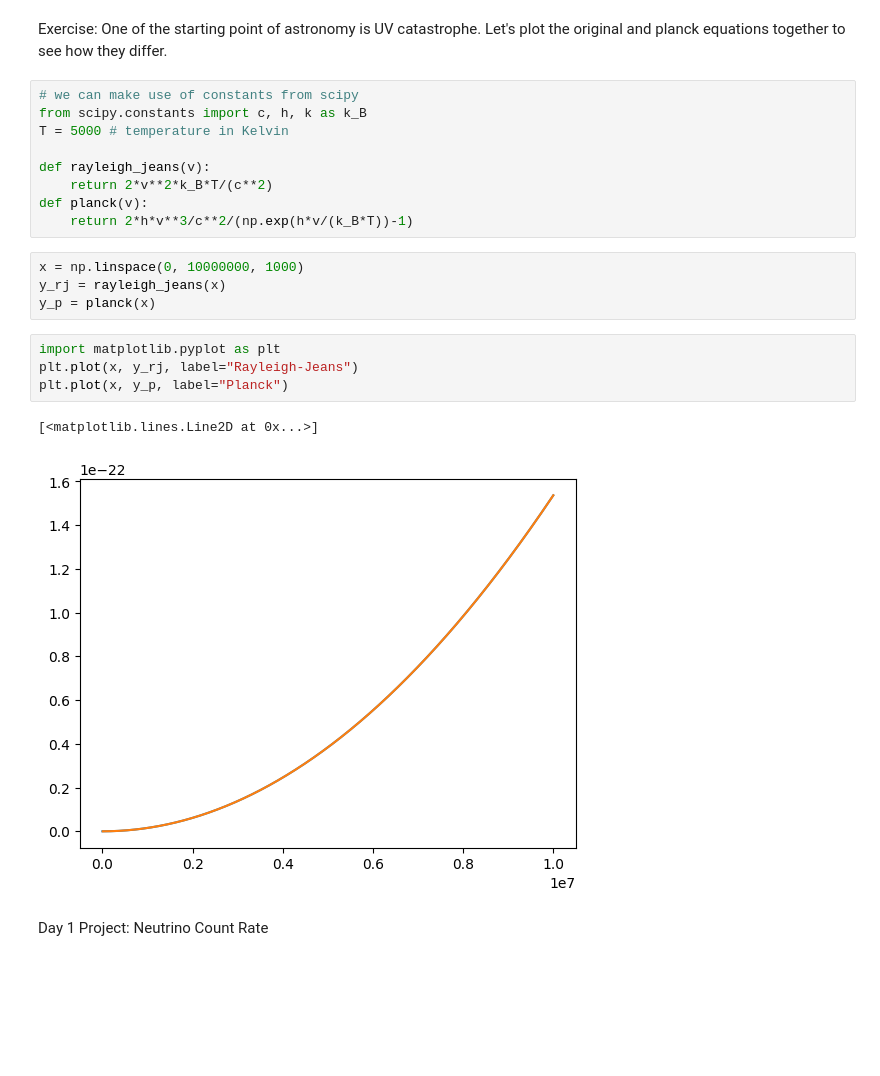
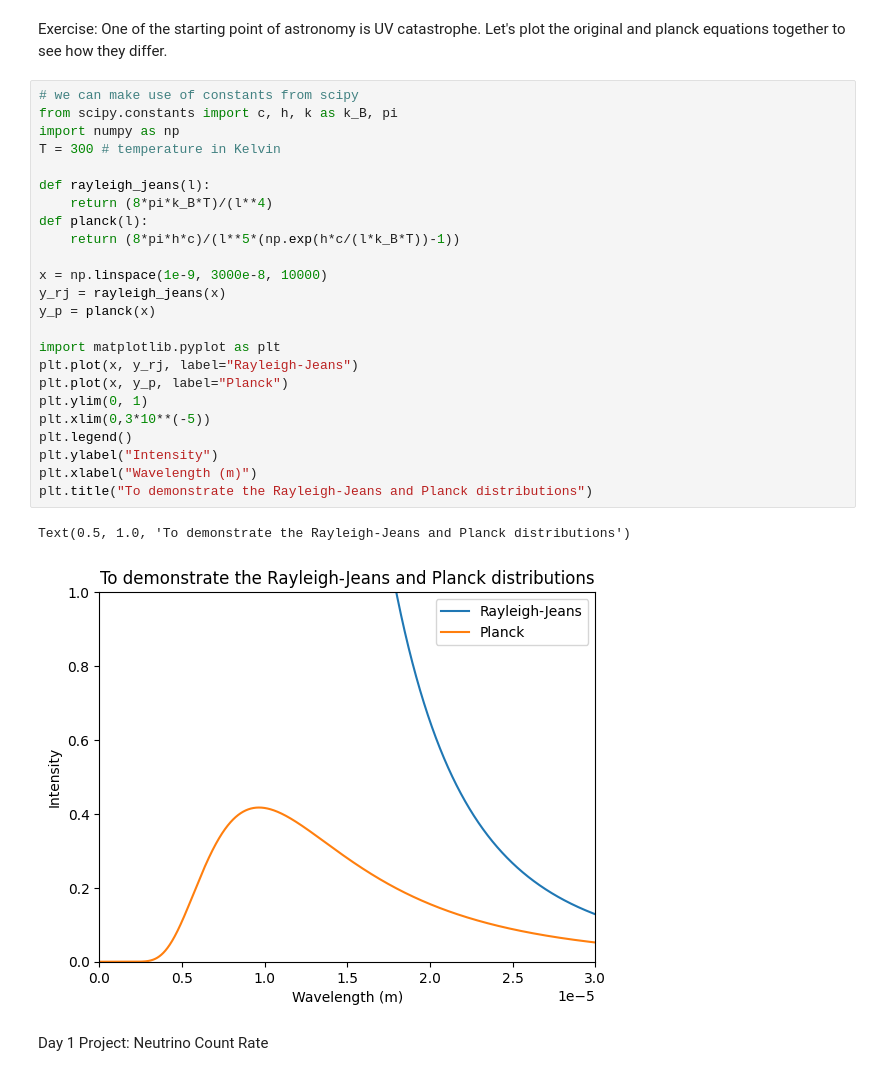
Before and after one commit to Lim1029/Python-Code-Camp, a Jupyter notebook: Day 1.ipynb, the cells around one changed output. Cells and saved outputs as stored; diff of their text form; blank space fills up the shorter version.

```diff
--- a/Day 1.ipynb
+++ b/Day 1.ipynb
@@ -81,24 +100,31 @@ Session 5: Plotting - Introduction to Matplotlib for plotting data, including ba
 Exercise: One of the starting point of astronomy is UV catastrophe. Let's plot the original and planck equations together to see how they differ.
 # %%
 # we can make use of constants from scipy
-from scipy.constants import c, h, k as k_B
-T = 5000 # temperature in Kelvin
+from scipy.constants import c, h, k as k_B, pi
+import numpy as np
+T = 300 # temperature in Kelvin
 
-def rayleigh_jeans(v):
-    return 2*v**2*k_B*T/(c**2)
-def planck(v):
-    return 2*h*v**3/c**2/(np.exp(h*v/(k_B*T))-1)
+def rayleigh_jeans(l):
+    return (8*pi*k_B*T)/(l**4)
+def planck(l):
+    return (8*pi*h*c)/(l**5*(np.exp(h*c/(l*k_B*T))-1))
+
+x = np.linspace(1e-9, 3000e-8, 10000)
+y_rj = rayleigh_jeans(x)
+y_p = planck(x)
+
+import matplotlib.pyplot as plt
+plt.plot(x, y_rj, label="Rayleigh-Jeans")
+plt.plot(x, y_p, label="Planck")
+plt.ylim(0, 1)
+plt.xlim(0,3*10**(-5))
+plt.legend()
+plt.ylabel("Intensity")
+plt.xlabel("Wavelength (m)")
+plt.title("To demonstrate the Rayleigh-Jeans and Planck distributions")
+# %% [output]
+Text(0.5, 1.0, 'To demonstrate the Rayleigh-Jeans and Planck distributions')
+[figure, added]
-# %%
-x = np.linspace(0, 10000000, 1000)
-y_rj = rayleigh_jeans(x)
-y_p = planck(x)
-# %%
-import matplotlib.pyplot as plt
-plt.plot(x, y_rj, label="Rayleigh-Jeans")
-plt.plot(x, y_p, label="Planck")
-# %% [output]
-[<matplotlib.lines.Line2D at 0x...>]
-[figure, removed]
 # %% [markdown]
 Day 1 Project: Neutrino Count Rate
 # %% [markdown]
```
Also changed, not shown: parts of 8 cells of this notebook.
